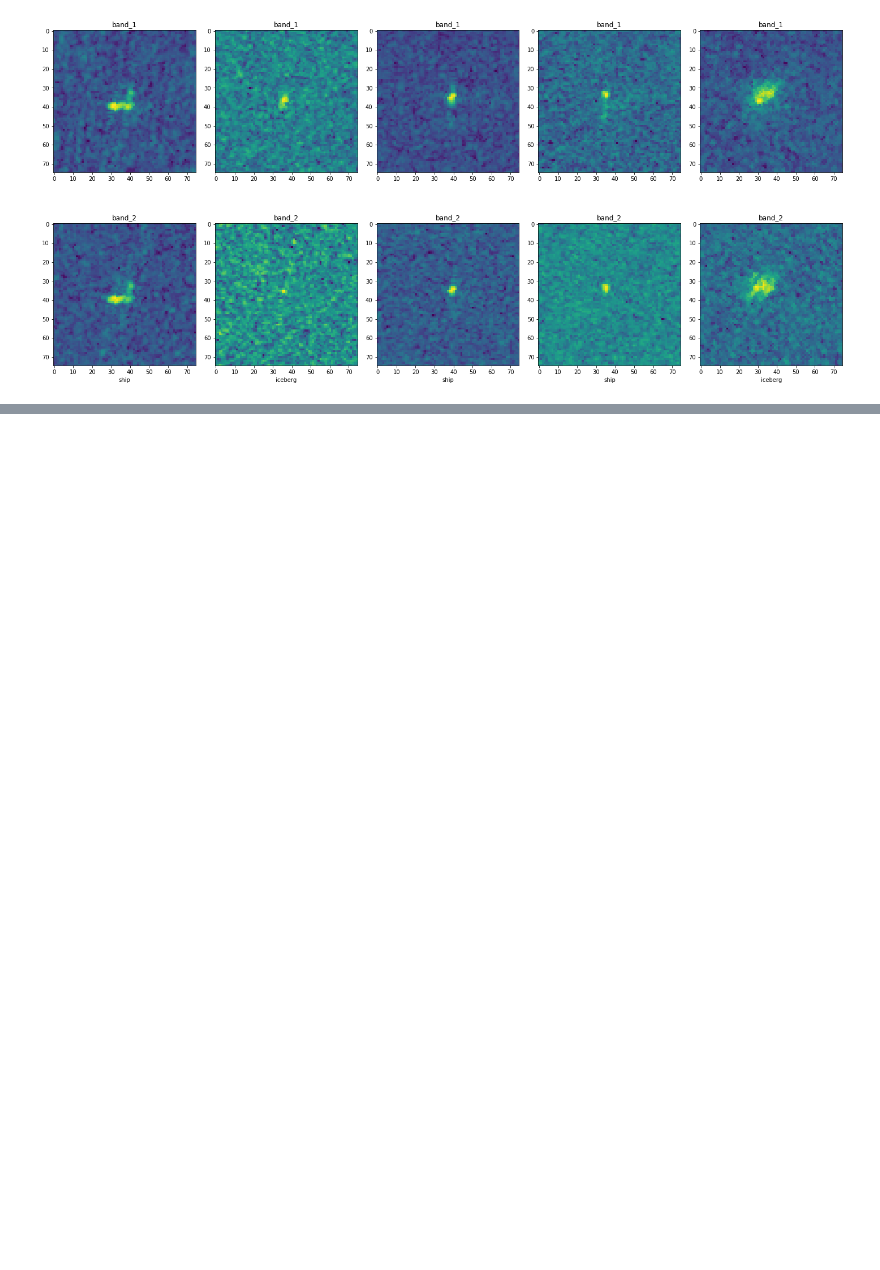
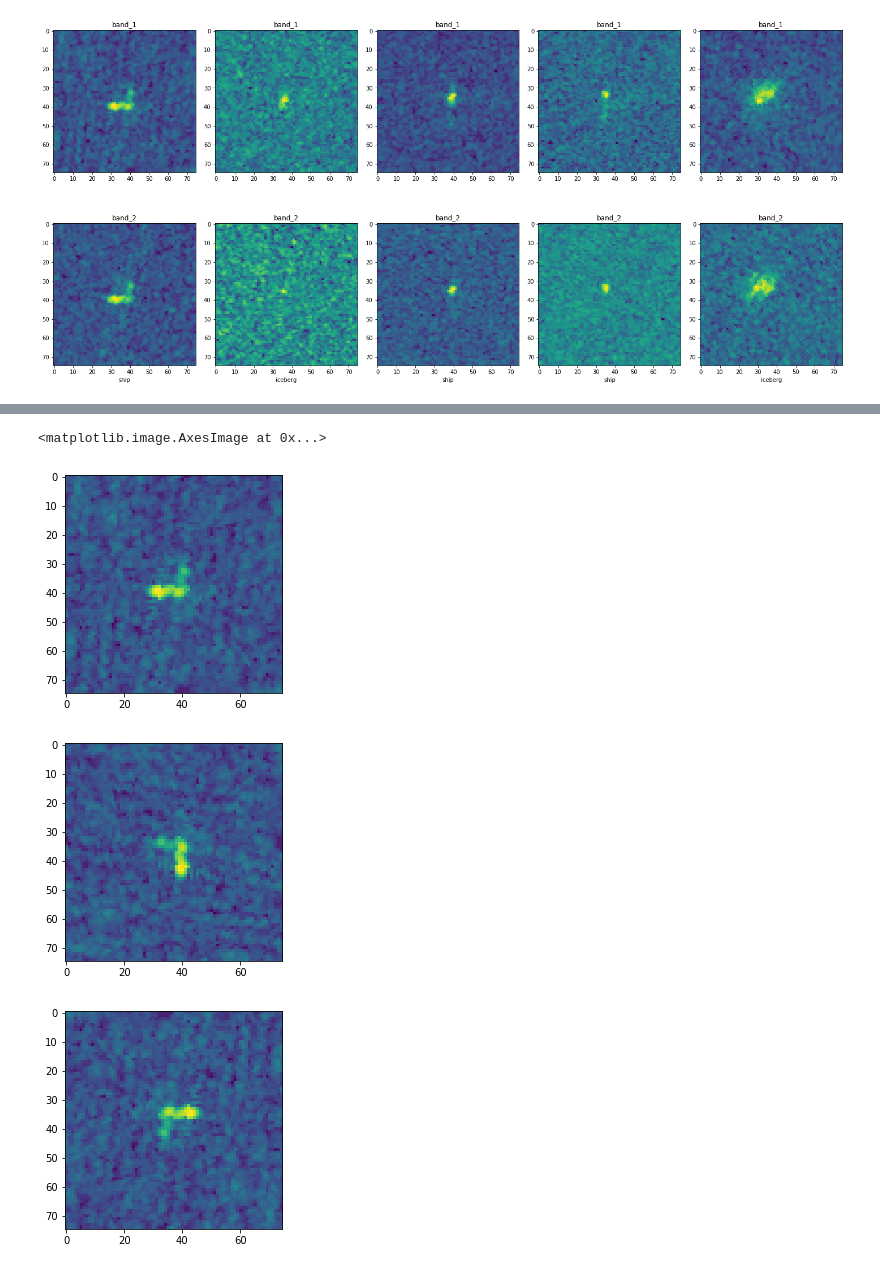
Before and after one commit to yaqiongz/Iceberg---Kaggle-competition, a Jupyter notebook: FinalReport.ipynb, the cells around one changed output, grey strips where cells are left out. Saved outputs shown, nothing was run; the diff lists cells and outputs as text; code cells hidden in the pictures; blank space fills up the shorter version.

```diff
--- a/FinalReport.ipynb
+++ b/FinalReport.ipynb
@@ -121,0 +129,17 @@ plt.tight_layout()
+# %%
+plt.imshow(X_band_1[1])
+
+X_band_1_rotate90 = np.array([np.rot90(image) for image in X_band_1])
+X_band_2_rotate90 = np.array([np.rot90(image) for image in X_band_2])
+plt.figure()
+plt.imshow(X_band_1_rotate90[1])
+
+X_band_1_rotate180 = np.array([np.rot90(image,2) for image in X_band_1])
+X_band_2_rotate180 = np.array([np.rot90(image,2) for image in X_band_2])
+plt.figure()
+plt.imshow(X_band_1_rotate180[1])
+# %% [output]
+<matplotlib.image.AxesImage at 0x...>
+[figure, added]
+[figure, added]
+[figure, added]
```
Also changed, not shown: parts of 47 cells of this notebook.
